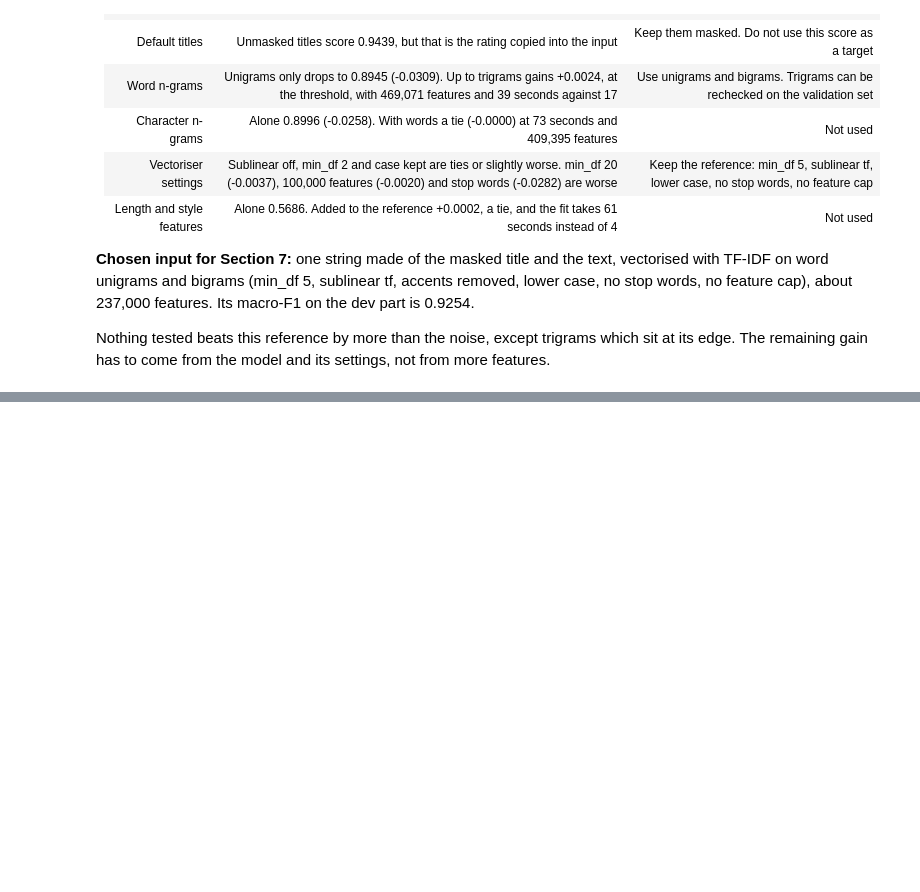
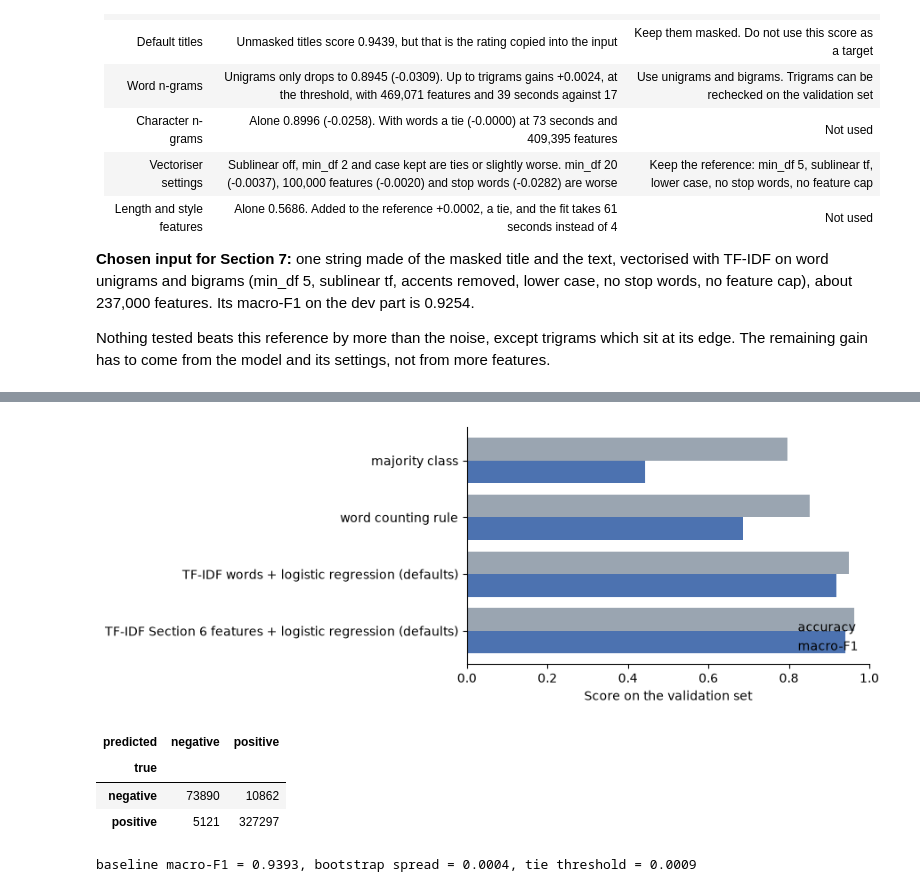
Before and after one commit to Virtuozs/MLOps2-pertemuan1-sentiment-classification, a Jupyter notebook: notebook.ipynb, the cells around one changed output, grey strips where cells are left out. Saved outputs shown, nothing was run; the diff lists cells and outputs as text; code cells hidden in the pictures; blank space fills up the shorter version.

Commit message:
feat: Add `Baseline Model` Section in notebook

```diff
--- a/notebook.ipynb
+++ b/notebook.ipynb
@@ -1720,0 +1780,15 @@ Nothing tested beats this reference by more than the noise, except trigrams whic
+# %%
+VALID_FRACTION = 0.15
+n_valid_end = int(len(df_clean) * (TRAIN_FRACTION + VALID_FRACTION))
+
+train = df_clean.iloc[:n_train]
+valid = df_clean.iloc[n_train:n_valid_end]
+test = df_clean.iloc[n_valid_end:]
+y_valid = valid['label'].to_numpy()
+
+pd.DataFrame({
+    'reviews': [len(f) for f in (train, valid, test)],
+    'from': [f['date'].min().date() for f in (train, valid, test)],
+    'to': [f['date'].max().date() for f in (train, valid, test)],
+    'positive share': [train['label'].mean().round(4), y_valid.mean().round(4), 'held out'],
+}, index=['train', 'validation', 'test'])
@@ -1720,0 +1863,7 @@ Nothing tested beats this reference by more than the noise, except trigrams whic
+# %%
+BASELINE_NAME = 'TF-IDF Section 6 features + logistic regression (defaults)'
+vec_base, lr_base, Xt, Xv, baseline_pred = fit_baseline(BASELINE_NAME, tfidf())
+
+pd.DataFrame(baselines).set_index('name').style.format(
+    {c: '{:.4f}' for c in ['accuracy', 'precision_negative', 'recall_negative', 'f1_negative', 'f1_positive', 'macro_f1']}
+    | {'features': '{:,.0f}', 'memory_gb': '{:.1f}'})
@@ -1720,0 +1877,28 @@ Nothing tested beats this reference by more than the noise, except trigrams whic
+# %%
+table = pd.DataFrame(baselines).set_index('name')
+pos = np.arange(len(table))
+fig, ax = plt.subplots(figsize=(9, 3.4))
+ax.barh(pos - 0.2, table['accuracy'], 0.4, color='#9AA5B1', label='accuracy')
+ax.barh(pos + 0.2, table['macro_f1'], 0.4, color=POS, label='macro-F1')
+ax.set_yticks(pos, table.index)
+ax.invert_yaxis()
+ax.set_xlim(0, 1)
+ax.set_xlabel('Score on the validation set')
+ax.legend(loc='lower right', frameon=False)
+plt.tight_layout()
+plt.show()
+
+labels = {0: 'negative', 1: 'positive'}
+pd.crosstab(pd.Series(y_valid, name='true').map(labels), pd.Series(baseline_pred, name='predicted').map(labels))
+# %% [output]
+[figure, added]
+| predicted | negative | positive |
+| true |  |  |
+| negative | 73890 | 10862 |
+| positive | 5121 | 327297 |
+# %%
+BASELINE_F1 = baselines[-1]['macro_f1']
+VALID_NOISE = bootstrap_std(y_valid, baseline_pred)
+print(f'baseline macro-F1 = {BASELINE_F1:.4f}, bootstrap spread = {VALID_NOISE:.4f}, tie threshold = {2 * VALID_NOISE:.4f}')
+# %% [output]
+baseline macro-F1 = 0.9393, bootstrap spread = 0.0004, tie threshold = 0.0009
```
Also changed, not shown: parts of 21 cells of this notebook, 4 other files.
